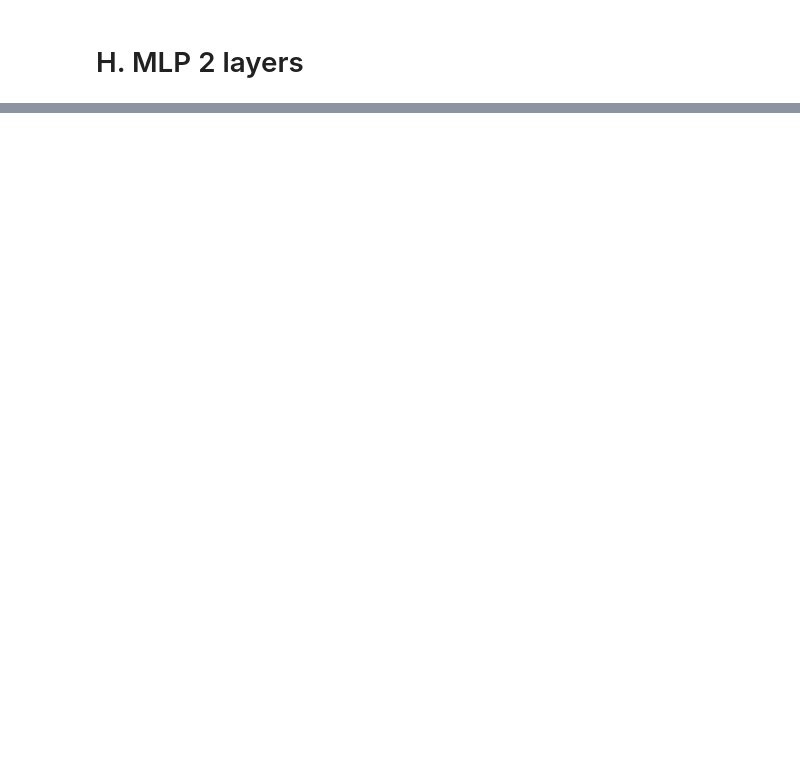
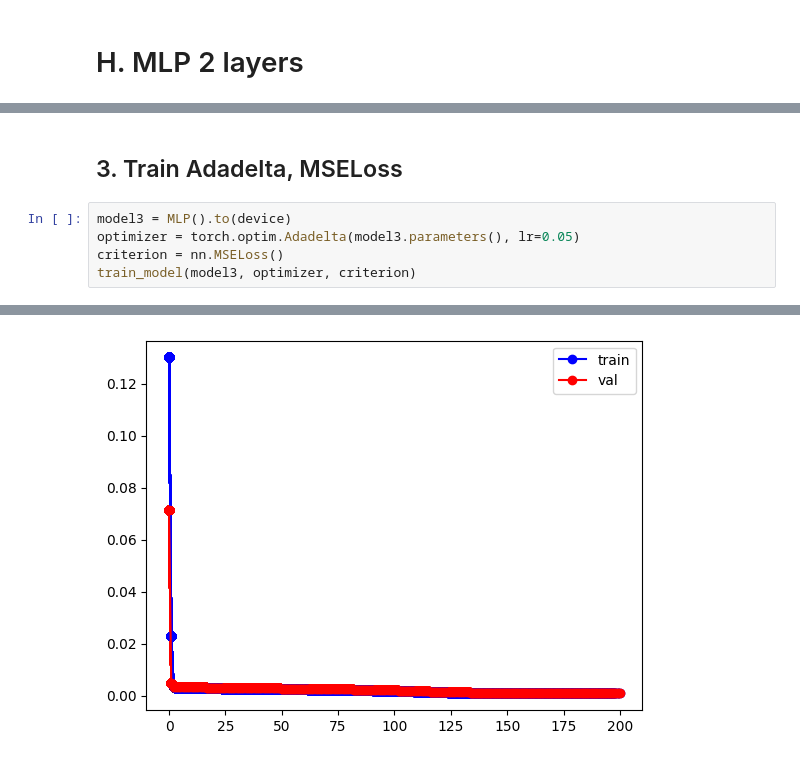
Before and after one commit to 1-1is0/uni_nndl, a Jupyter notebook: hw1/q4/main.ipynb, the cells around one changed output, grey strips where cells are left out. Cells and saved outputs as stored; diff of their text form; blank space fills up the shorter version.

```diff
--- a/hw1/q4/main.ipynb
+++ b/hw1/q4/main.ipynb
@@ -512,0 +458,8 @@ Error:
+# %% [markdown]
+## 3. Train Adadelta, MSELoss
+# %%
+model3 = MLP().to(device)
+optimizer = torch.optim.Adadelta(model3.parameters(), lr=0.05)
+criterion = nn.MSELoss()
+train_model(model3, optimizer, criterion)
+# %% [output]
@@ -512,0 +483 @@ Error:
+[figure, added]
```
Also changed, not shown: parts of 52 cells of this notebook, 8 other files.
